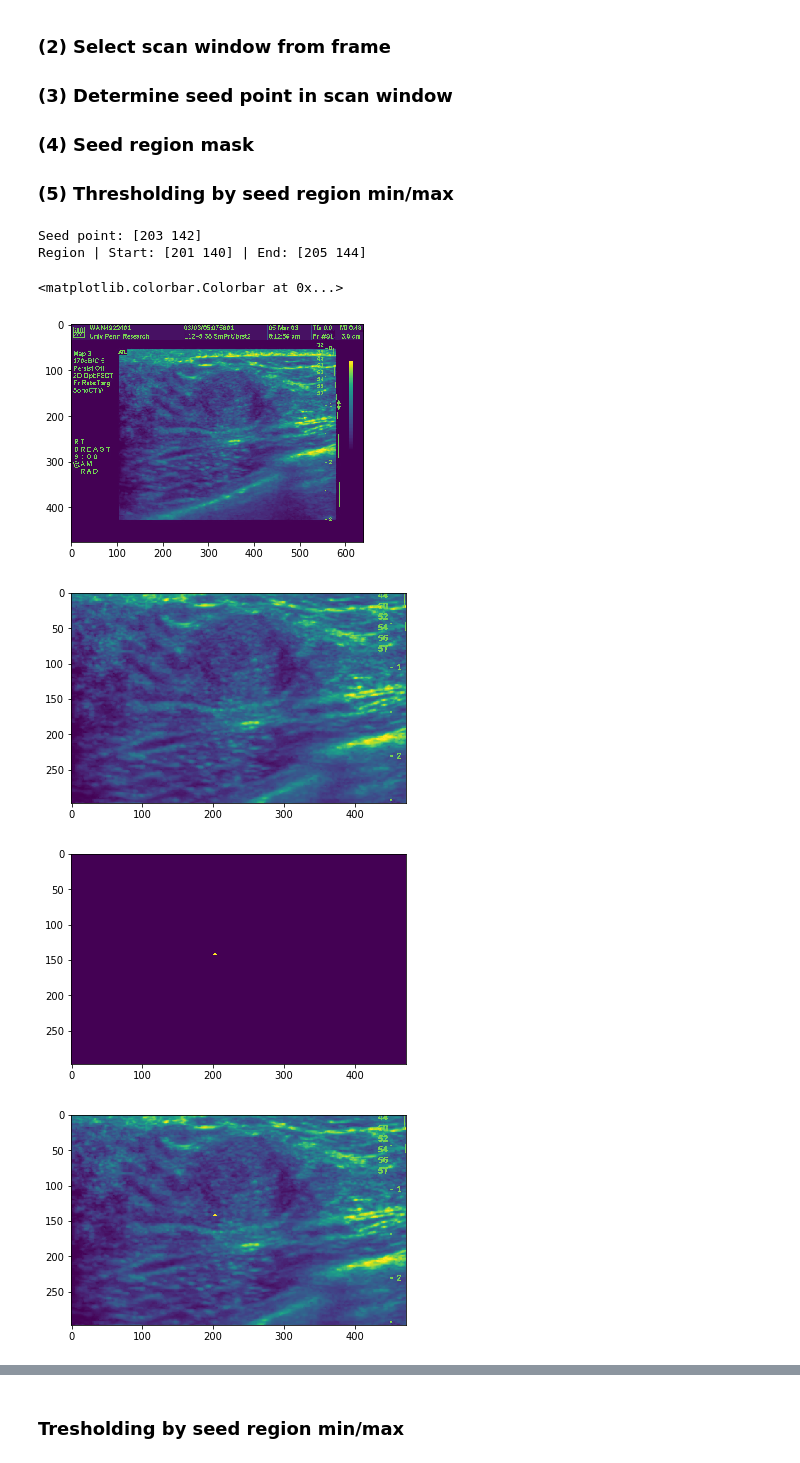
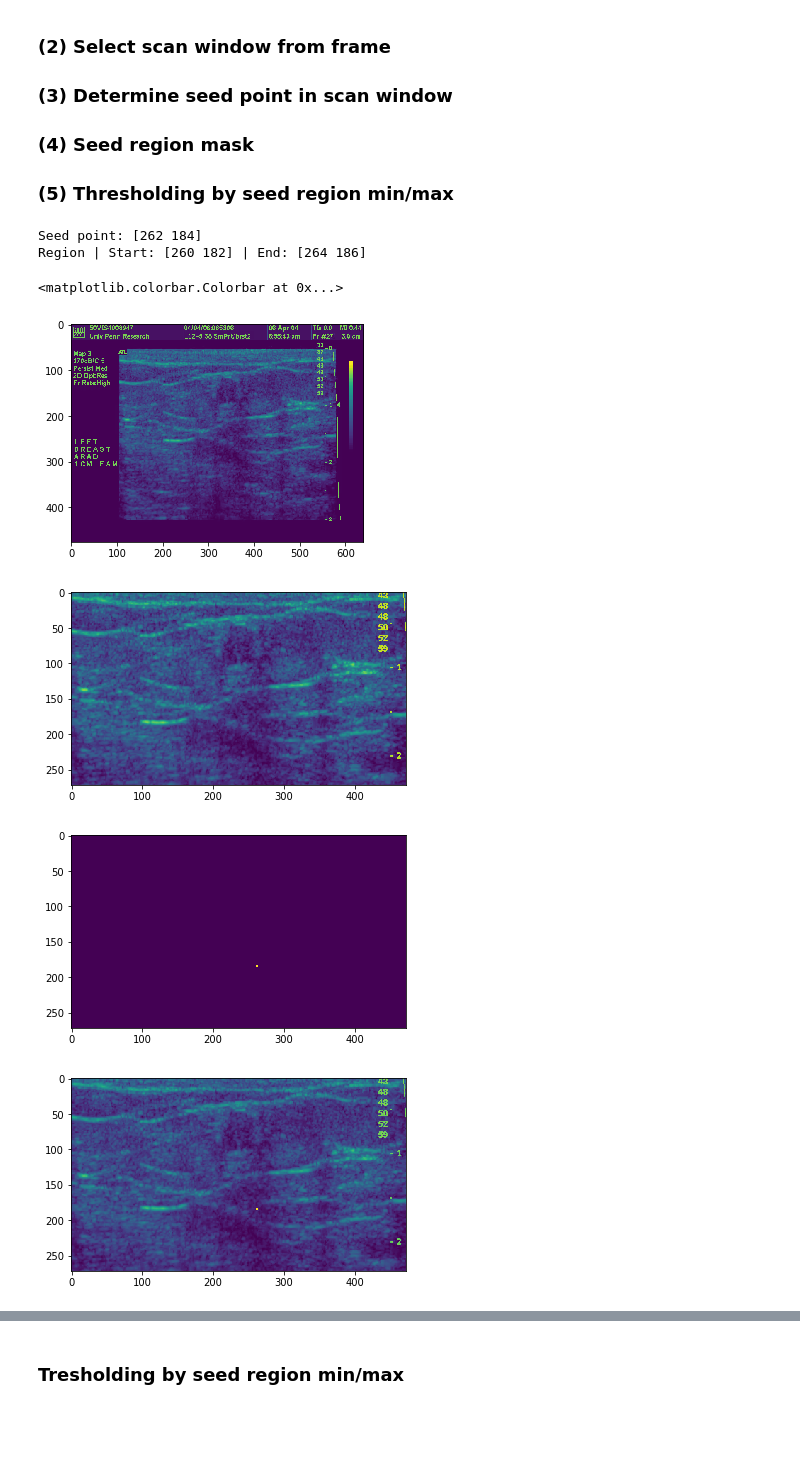
Before and after one commit to penn-ultrasound-research-laboratory/Deep-Ultrasound-Classification, a Jupyter notebook: _notebooks/LeakPluggingCary.ipynb, the cells around one changed output, grey strips where cells are left out. Drawn from its saved outputs; the diff is of its cells as text; code cells hidden in the pictures; blank space fills up the shorter version.

```diff
--- a/_notebooks/LeakPluggingCary.ipynb
+++ b/_notebooks/LeakPluggingCary.ipynb
@@ -120,7 +120,7 @@ def prune_mask_to_kernel_radius(mask, radius):
 ### (5) Thresholding by seed region min/max
 # %%
 SEED_REGION_RADIUS = 2
-frame = cv2.imread("../../TestImages/frames/frame_0012.png", cv2.IMREAD_GRAYSCALE)
+frame = cv2.imread("../../TestImages/benign/frame_D.png", cv2.IMREAD_GRAYSCALE)
 M, N = frame.shape
 
 plt.figure()
@@ -161,36 +161,36 @@ cv2.circle(
     SEED_REGION_RADIUS,
     1,
     -1)
 
 plt.figure()
 plt.imshow(seed_region_mask)
 
 # Useful to show seed region
 plt.figure()
 plt.imshow(cv2.circle(
     np.copy(scan_window),
     tuple(seed_pt),
     SEED_REGION_RADIUS,
     255,
     -1))
 
 ####
 
 region = get_region(scan_window, start_pt, end_pt)
 region_min = absolute_min(region)
 region_max = absolute_max(region)
 
 ret, seed_range_thresholded_image = cv2.threshold(scan_window, region_min, region_max, cv2.THRESH_BINARY_INV)
 seed_range_thresholded_image = (seed_range_thresholded_image > 0).astype(np.uint8)
 
 plt.figure()
 plt.imshow(seed_range_thresholded_image)
 plt.colorbar()
 # %% [output]
-Seed point: [203 142]
-Region | Start: [201 140] | End: [205 144]
+Seed point: [262 184]
+Region | Start: [260 182] | End: [264 186]
 <matplotlib.colorbar.Colorbar at 0x...>
-[figure, old version]
+[figure, new version]
-[figure, old version]
+[figure, new version]
-[figure, old version]
+[figure, new version]
-[figure, old version]
+[figure, new version]
```
Also changed, not shown: parts of 2 cells of this notebook.
